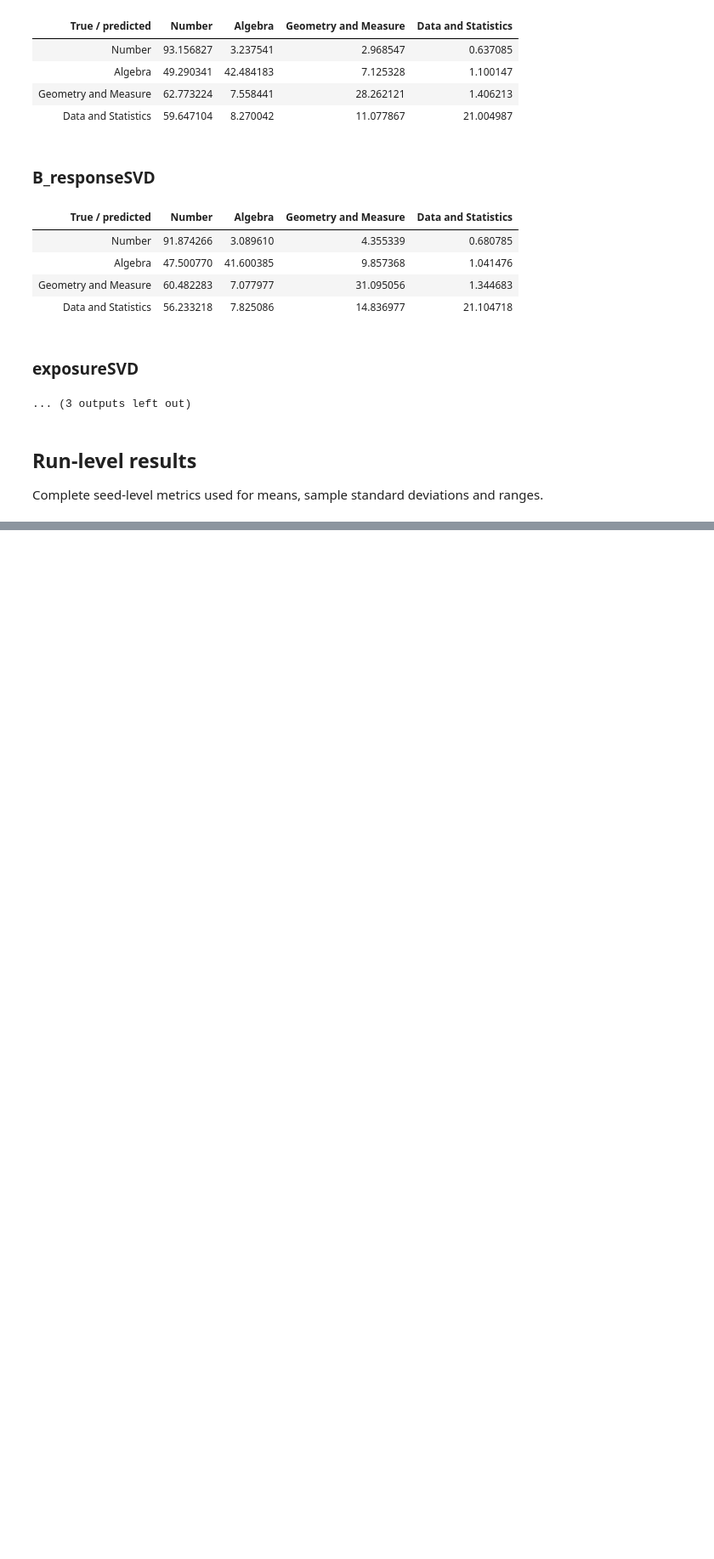
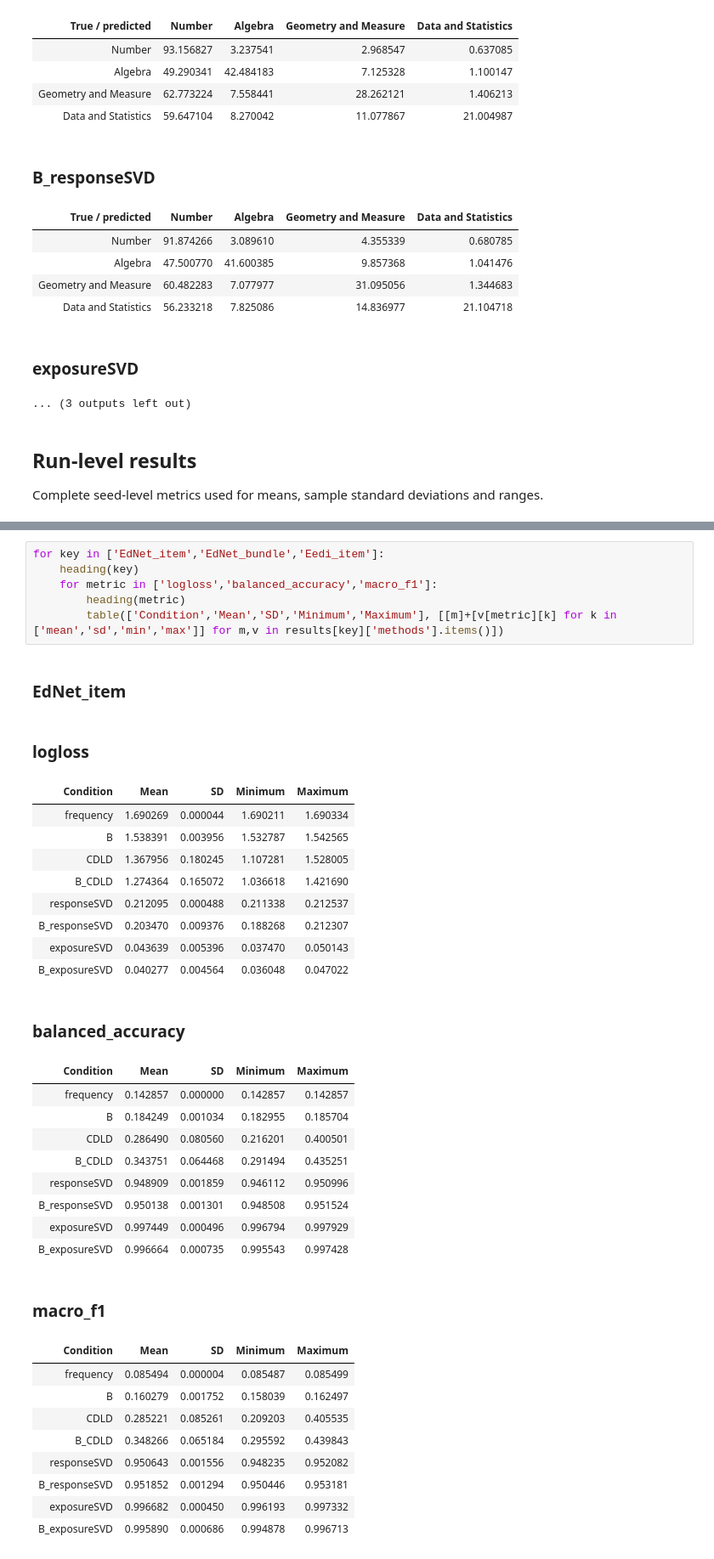
Before and after one commit to dhrim/CDLD_edu, a Jupyter notebook: paper_results.ipynb, the cells around one changed output, grey strips where cells are left out. Shown at 85% size. Cells and saved outputs as stored; diff of their text form; blank space fills up the shorter version.

```diff
--- a/paper_results.ipynb
+++ b/paper_results.ipynb
@@ -422,0 +475,38 @@ Eedi_item_runs
+# %%
+for key in ['EdNet_item','EdNet_bundle','Eedi_item']:
+    heading(key)
+    for metric in ['logloss','balanced_accuracy','macro_f1']:
+        heading(metric)
+        table(['Condition','Mean','SD','Minimum','Maximum'], [[m]+[v[metric][k] for k in ['mean','sd','min','max']] for m,v in results[key]['methods'].items()])
+# %% [output]
+EdNet_item
+logloss
+| Condition | Mean | SD | Minimum | Maximum |
+| frequency | 1.690269 | 0.000044 | 1.690211 | 1.690334 |
+| B | 1.538391 | 0.003956 | 1.532787 | 1.542565 |
+| CDLD | 1.367956 | 0.180245 | 1.107281 | 1.528005 |
+| B_CDLD | 1.274364 | 0.165072 | 1.036618 | 1.421690 |
+| responseSVD | 0.212095 | 0.000488 | 0.211338 | 0.212537 |
+| B_responseSVD | 0.203470 | 0.009376 | 0.188268 | 0.212307 |
+| exposureSVD | 0.043639 | 0.005396 | 0.037470 | 0.050143 |
+| B_exposureSVD | 0.040277 | 0.004564 | 0.036048 | 0.047022 |
+balanced_accuracy
+| Condition | Mean | SD | Minimum | Maximum |
+| frequency | 0.142857 | 0.000000 | 0.142857 | 0.142857 |
+| B | 0.184249 | 0.001034 | 0.182955 | 0.185704 |
+| CDLD | 0.286490 | 0.080560 | 0.216201 | 0.400501 |
+| B_CDLD | 0.343751 | 0.064468 | 0.291494 | 0.435251 |
+| responseSVD | 0.948909 | 0.001859 | 0.946112 | 0.950996 |
+| B_responseSVD | 0.950138 | 0.001301 | 0.948508 | 0.951524 |
+| exposureSVD | 0.997449 | 0.000496 | 0.996794 | 0.997929 |
+| B_exposureSVD | 0.996664 | 0.000735 | 0.995543 | 0.997428 |
+macro_f1
+| Condition | Mean | SD | Minimum | Maximum |
+| frequency | 0.085494 | 0.000004 | 0.085487 | 0.085499 |
+| B | 0.160279 | 0.001752 | 0.158039 | 0.162497 |
+| CDLD | 0.285221 | 0.085261 | 0.209203 | 0.405535 |
+| B_CDLD | 0.348266 | 0.065184 | 0.295592 | 0.439843 |
+| responseSVD | 0.950643 | 0.001556 | 0.948235 | 0.952082 |
+| B_responseSVD | 0.951852 | 0.001294 | 0.950446 | 0.953181 |
+| exposureSVD | 0.996682 | 0.000450 | 0.996193 | 0.997332 |
+| B_exposureSVD | 0.995890 | 0.000686 | 0.994878 | 0.996713 |
```
Also changed, not shown: parts of 7 cells of this notebook, 15 other files.
